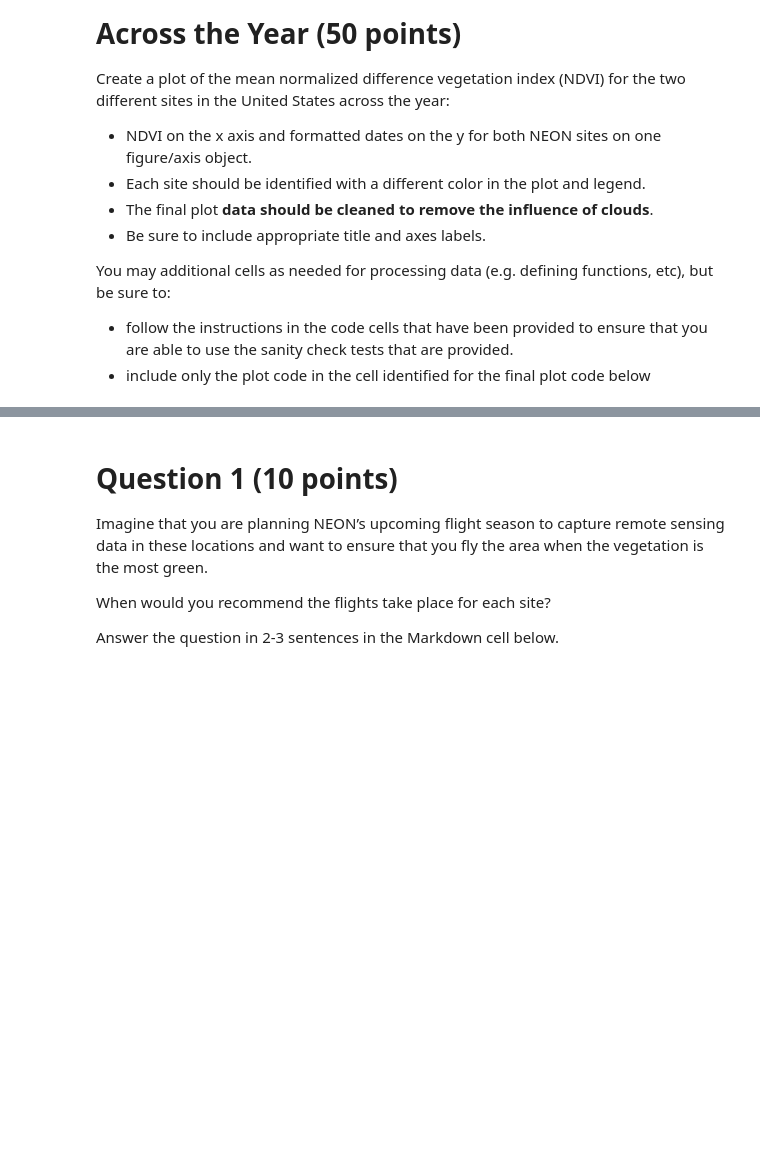
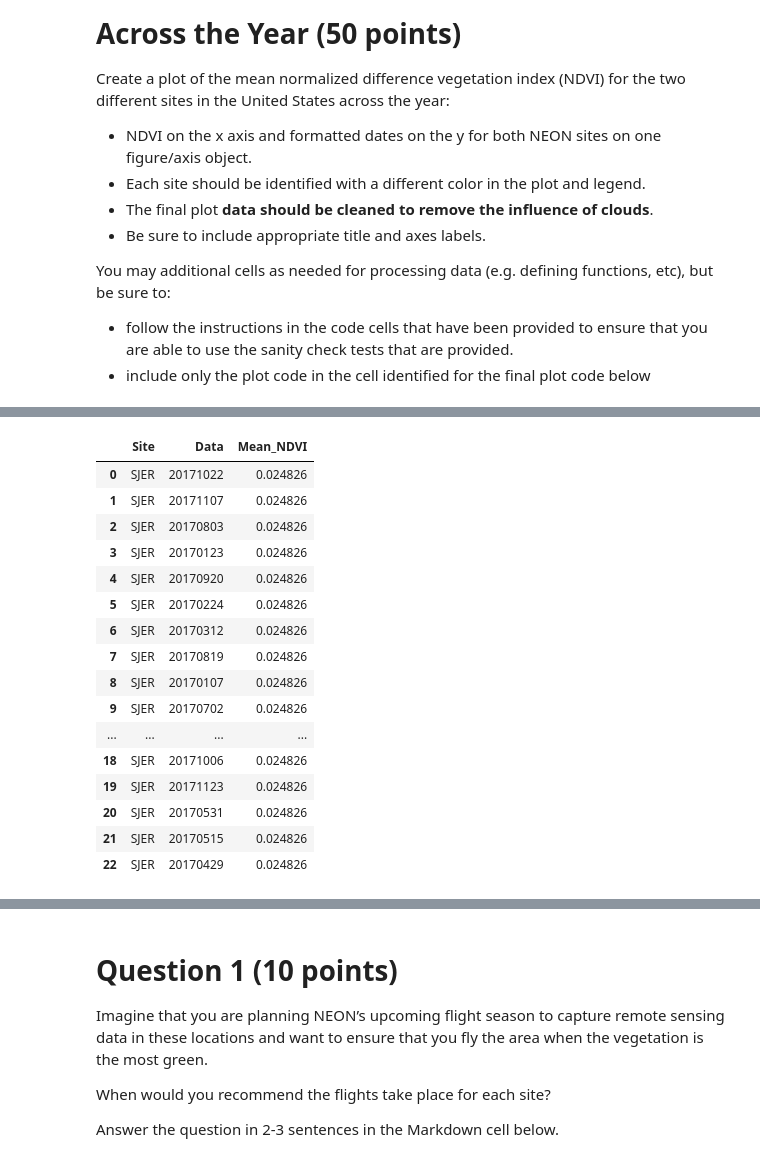
Before and after one commit to earthlab-education/ea-python-2020-07-ndvi-automation-template, a Jupyter notebook: ea-python-2020-07-ndvi-automation.ipynb, the cells around one changed output, grey strips where cells are left out. Drawn from its saved outputs; the diff is of its cells as text; code cells hidden in the pictures; blank space fills up the shorter version.

```diff
--- a/ea-python-2020-07-ndvi-automation.ipynb
+++ b/ea-python-2020-07-ndvi-automation.ipynb
@@ -115,3 +658,23 @@ raise NotImplementedError()
+# %%
+ndvi_sjer_clean
+# %% [output]
+|  | Site | Data | Mean_NDVI |
+| 0 | SJER | 20171022 | 0.024826 |
+| 1 | SJER | 20171107 | 0.024826 |
+| 2 | SJER | 20170803 | 0.024826 |
+| 3 | SJER | 20170123 | 0.024826 |
+| 4 | SJER | 20170920 | 0.024826 |
+| 5 | SJER | 20170224 | 0.024826 |
+| 6 | SJER | 20170312 | 0.024826 |
+| 7 | SJER | 20170819 | 0.024826 |
+| 8 | SJER | 20170107 | 0.024826 |
+| 9 | SJER | 20170702 | 0.024826 |
+| ... | ... | ... | ... |
+| 18 | SJER | 20171006 | 0.024826 |
+| 19 | SJER | 20171123 | 0.024826 |
+| 20 | SJER | 20170531 | 0.024826 |
+| 21 | SJER | 20170515 | 0.024826 |
+| 22 | SJER | 20170429 | 0.024826 |
 # %%
 # Test your dataframe before cleaning the data to deal with clouds.
 # Ensure that your dataframe is named 'ndvi_ts_unclean'
```
Also changed, not shown: parts of 18 cells of this notebook.
